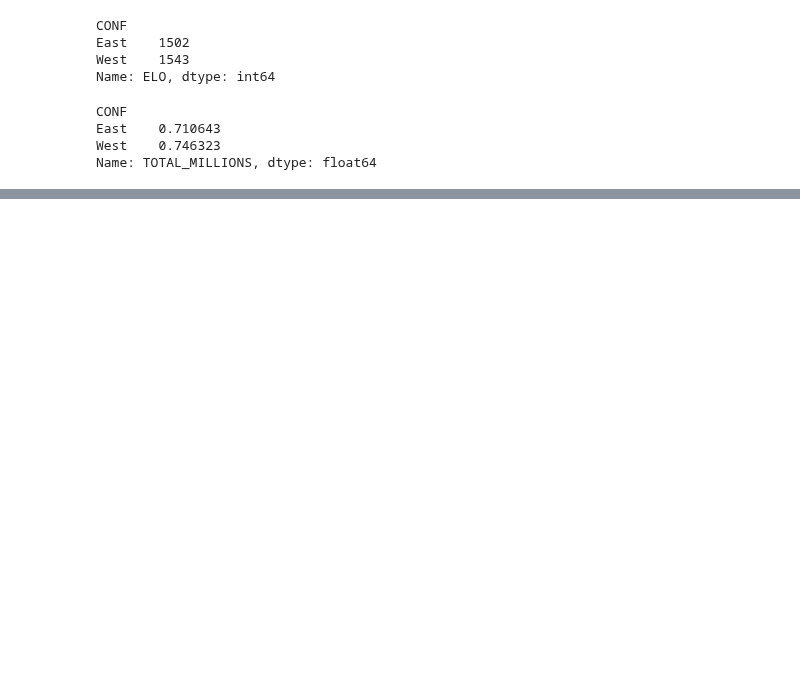
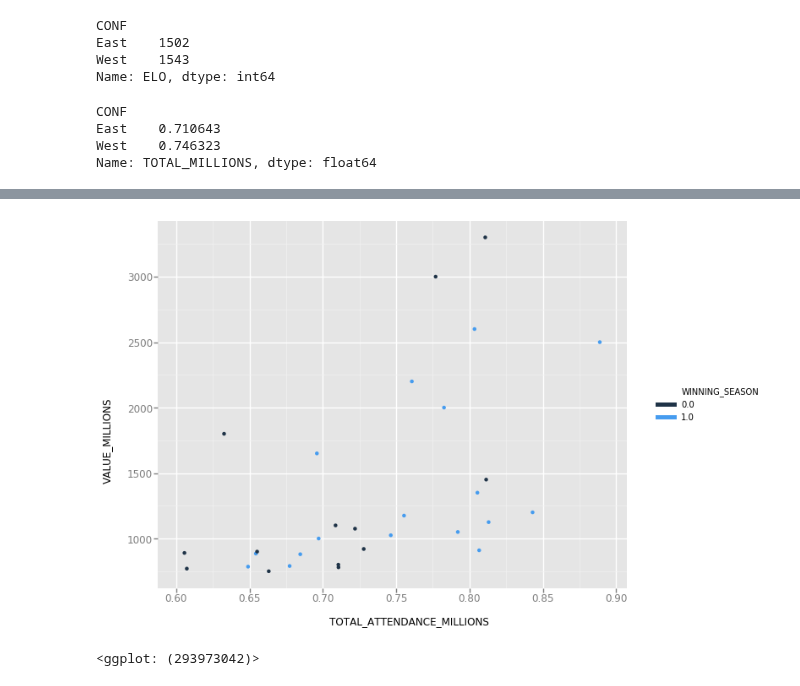
Before and after one commit to noahgift/socialpowernba, a Jupyter notebook: notebooks/exploring_team_valuation_nba.ipynb, the cells around one changed output, grey strips where cells are left out. Cells and saved outputs as stored; diff of their text form; code cells hidden in the pictures; blank space fills up the shorter version.

```diff
--- a/notebooks/exploring_team_valuation_nba.ipynb
+++ b/notebooks/exploring_team_valuation_nba.ipynb
@@ -226,0 +245,2 @@ k_means = KMeans(n_clusters=3)
+# %%
+val_housing_win_df = pd.read_csv("../data/nba_2017_att_val_elo_win_housing.csv");val_housing_win_df.head()
@@ -227 +282,7 @@ k_means = KMeans(n_clusters=3)
+# %%
+from ggplot import *
+ggplot(val_housing_win_df, aes(x="TOTAL_ATTENDANCE_MILLIONS", y="VALUE_MILLIONS", color="WINNING_SEASON")) + geom_point()
+# %% [output]
+[figure, added]
+<ggplot: (293973042)>
 # %%
```
Also changed, not shown: parts of 25 cells of this notebook, 9 other files.
